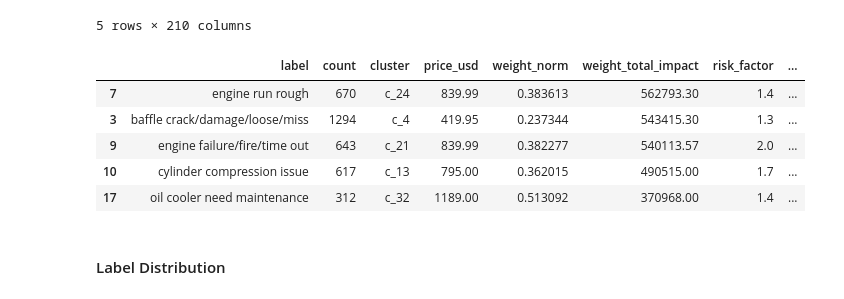
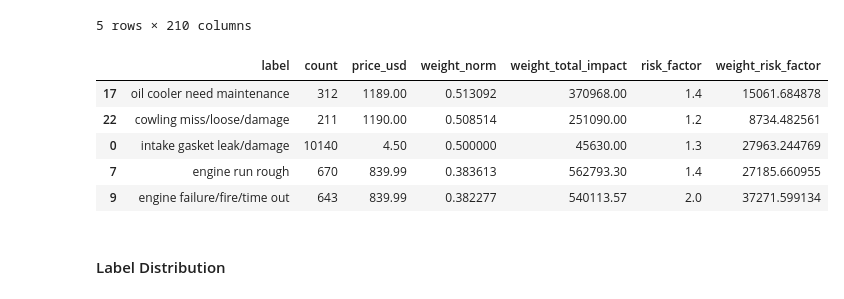
Before and after one commit to 4garriga/flights, a Jupyter notebook: src/random_forest.ipynb, the cells around one changed output. Cells and saved outputs as stored; diff of their text form; code cells hidden in the pictures.

```diff
--- a/src/random_forest.ipynb
+++ b/src/random_forest.ipynb
@@ -33,7 +32,7 @@ plt.style.use("seaborn-v0_8-darkgrid")
 # %% [markdown]
 ### Dataset
 # %%
-PROJECT_DIR,df = get_combined_df()
+df = get_combined_df()
 df.head()
 # %% [output]
 |  | flight_id | before_after | date_diff | flight_length | label | num_flights_before | volt1_mean | volt1_std | ... |
@@ -45,18 +44,20 @@ df.head()
 5 rows × 210 columns
 # %%
 # weighted labels
-sort_by = "weight_total_impact"
+# sort_by = "weight_total_impact"
+sort_by = "weight_norm"
+# sort_by = "weight_risk_factor"
 
 weighted_labels_path = PROJECT_DIR / "data" / "weighted_labels.csv"
 weighted_labels_df = pd.read_csv(weighted_labels_path, index_col=0)
 weighted_labels_df.sort_values(by=sort_by, ascending=False).head()
 # %% [output]
-|  | label | count | cluster | price_usd | weight_norm | weight_total_impact | risk_factor | ... |
-| 7 | engine run rough | 670 | c_24 | 839.99 | 0.383613 | 562793.30 | 1.4 | ... |
-| 3 | baffle crack/damage/loose/miss | 1294 | c_4 | 419.95 | 0.237344 | 543415.30 | 1.3 | ... |
-| 9 | engine failure/fire/time out | 643 | c_21 | 839.99 | 0.382277 | 540113.57 | 2.0 | ... |
-| 10 | cylinder compression issue | 617 | c_13 | 795.00 | 0.362015 | 490515.00 | 1.7 | ... |
-| 17 | oil cooler need maintenance | 312 | c_32 | 1189.00 | 0.513092 | 370968.00 | 1.4 | ... |
+|  | label | count | price_usd | weight_norm | weight_total_impact | risk_factor | weight_risk_factor |
+| 17 | oil cooler need maintenance | 312 | 1189.00 | 0.513092 | 370968.00 | 1.4 | 15061.684878 |
+| 22 | cowling miss/loose/damage | 211 | 1190.00 | 0.508514 | 251090.00 | 1.2 | 8734.482561 |
+| 0 | intake gasket leak/damage | 10140 | 4.50 | 0.500000 | 45630.00 | 1.3 | 27963.244769 |
+| 7 | engine run rough | 670 | 839.99 | 0.383613 | 562793.30 | 1.4 | 27185.660955 |
+| 9 | engine failure/fire/time out | 643 | 839.99 | 0.382277 | 540113.57 | 2.0 | 37271.599134 |
 # %%
 conn = sqlite3.connect(f"{PROJECT_DIR}/data/TrainTestSplitData.db")
 X_train = pd.read_sql("SELECT * FROM X_train", conn)
```
Also changed, not shown: parts of 1 cell of this notebook, 8 other files.
